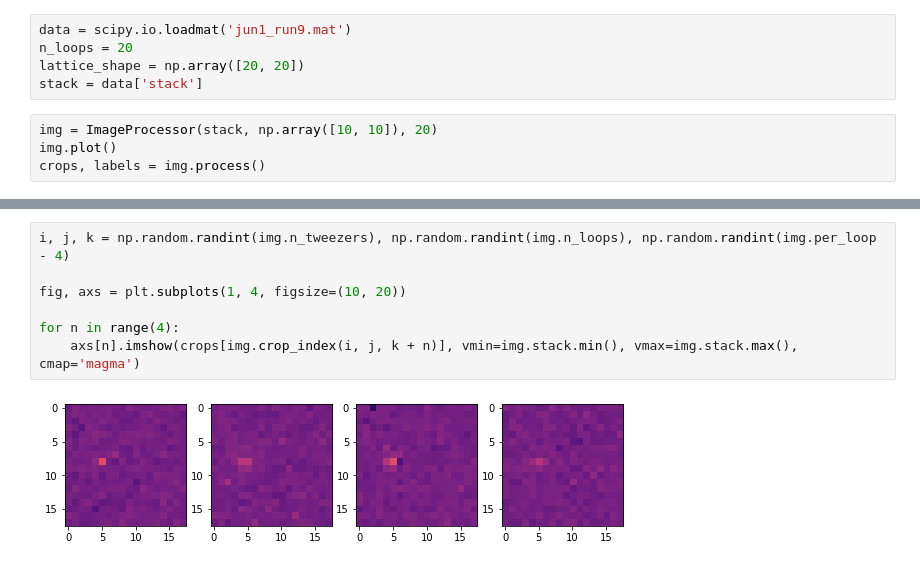
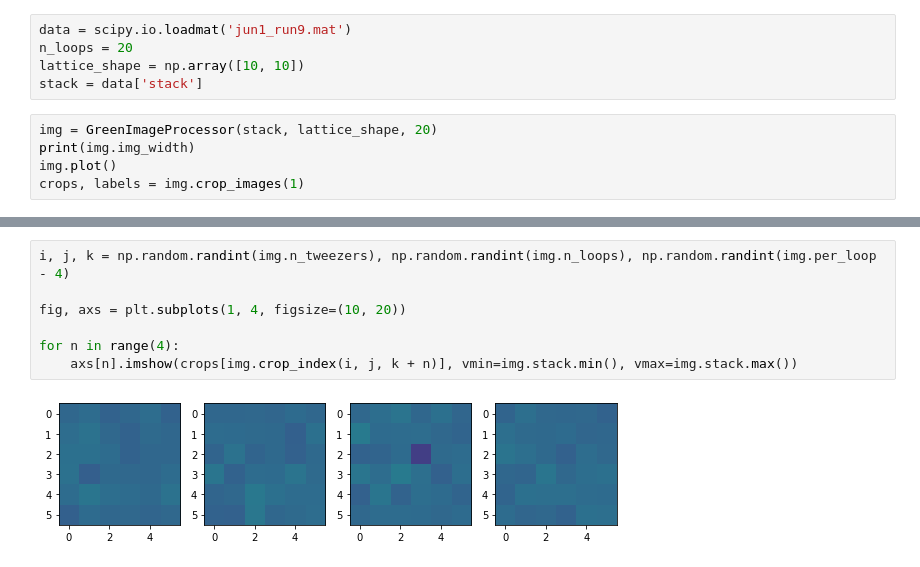
Before and after one commit to jack-mango/QURIP-thompsonlab-amo, a Jupyter notebook: ImagingSoftware/nondestructive image analysis.ipynb, the cells around one changed output, grey strips where cells are left out. Cells and saved outputs as stored; diff of their text form.

Commit message:
added new shifting algorithm for lattice characteristics.:

```diff
--- a/ImagingSoftware/nondestructive image analysis.ipynb
+++ b/ImagingSoftware/nondestructive image analysis.ipynb
@@ -18,10 +16,11 @@ SyntaxError: duplicate argument 'std' in function definition (ImageProcessing.py
 # %%
 data = scipy.io.loadmat('jun1_run9.mat')
 n_loops = 20
-lattice_shape = np.array([20, 20])
+lattice_shape = np.array([10, 10])
 stack = data['stack']
 # %%
-img = ImageProcessor(stack, np.array([10, 10]), 20)
+img = GreenImageProcessor(stack, lattice_shape, 20)
+print(img.img_width)
 img.plot()
-crops, labels = img.process()
+crops, labels = img.crop_images(1)
 # %% [output]
@@ -29,9 +29,9 @@ NameError: name 'ImageProcessor' is not defined
 # %%
 i, j, k = np.random.randint(img.n_tweezers), np.random.randint(img.n_loops), np.random.randint(img.per_loop - 4)
 
 fig, axs = plt.subplots(1, 4, figsize=(10, 20))
 
 for n in range(4):
-    axs[n].imshow(crops[img.crop_index(i, j, k + n)], vmin=img.stack.min(), vmax=img.stack.max(), cmap='magma')
+    axs[n].imshow(crops[img.crop_index(i, j, k + n)], vmin=img.stack.min(), vmax=img.stack.max())
 # %% [output]
-[figure, old version]
+[figure, new version]
```
Also changed, not shown: parts of 3 cells of this notebook, 3 other files.
